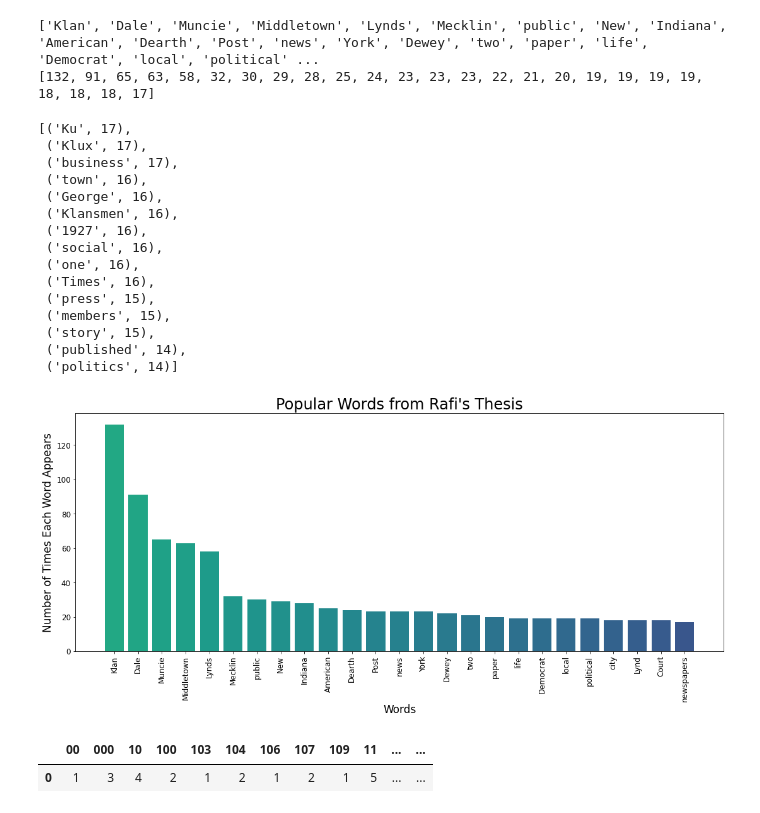
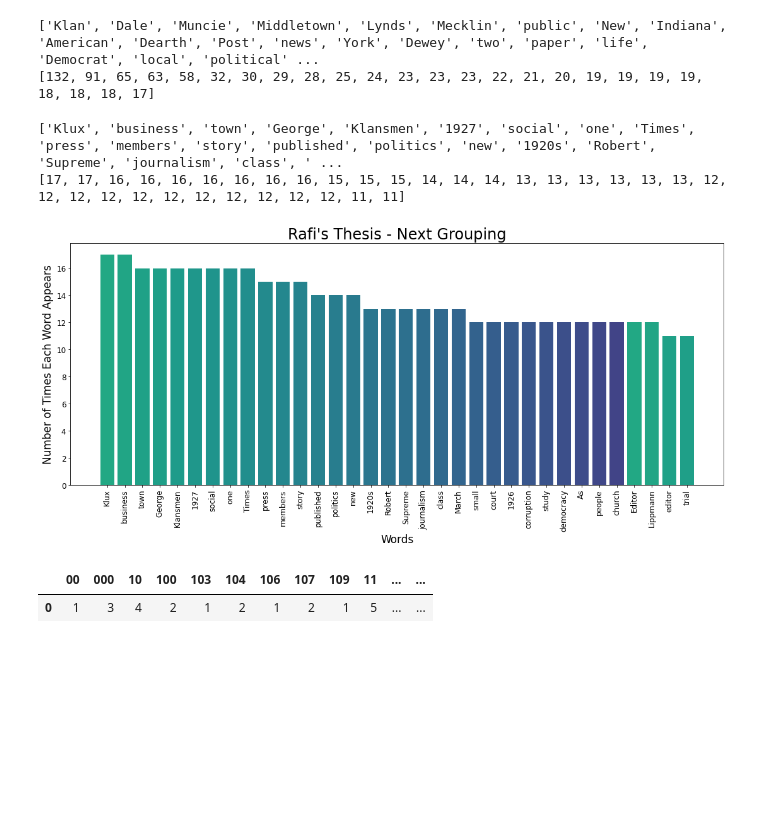
Before and after one commit to MarcBernstein0/raizel-practice-questions, a Jupyter notebook: notebook/Rafi_NLP.ipynb, the cells around one changed output. Saved outputs shown, nothing was run; the diff lists cells and outputs as text; code cells hidden in the pictures; blank space fills up the shorter version.

Commit message:
bar plot from sliced portion

```diff
--- a/notebook/Rafi_NLP.ipynb
+++ b/notebook/Rafi_NLP.ipynb
@@ -127,41 +127,33 @@ print(rafi_counts)
 [132, 91, 65, 63, 58, 32, 30, 29, 28, 25, 24, 23, 23, 23, 22, 21, 20, 19, 19, 19, 19, 18, 18, 18, 17]
 # %%
 #figured out how to slice from most common!
-x = fdist.most_common(45)
-x[25:40]
+most_common_slice = fdist.most_common(100)
+# x[26:60]
-# %% [output]
-[('Ku', 17),
- ('Klux', 17),
- ('business', 17),
- ('town', 16),
- ('George', 16),
- ('Klansmen', 16),
- ('1927', 16),
- ('social', 16),
- ('one', 16),
- ('Times', 16),
- ('press', 15),
- ('members', 15),
- ('story', 15),
- ('published', 14),
- ('politics', 14)]
+# %%
+rafi_words = [x[0] for x in fdist.most_common(100)[26:60]]
+print(rafi_words)
+rafi_counts = [x[1] for x in fdist.most_common(100)[26:60]]
+print(rafi_counts)
+# %% [output]
+['Klux', 'business', 'town', 'George', 'Klansmen', '1927', 'social', 'one', 'Times', 'press', 'members', 'story', 'published', 'politics', 'new', '1920s', 'Robert', 'Supreme', 'journalism', 'class', ' ...
+[17, 17, 16, 16, 16, 16, 16, 16, 16, 15, 15, 15, 14, 14, 14, 13, 13, 13, 13, 13, 13, 12, 12, 12, 12, 12, 12, 12, 12, 12, 12, 12, 11, 11]
 # %%
 fig, ax = plt.subplots(1,1, figsize=(15,7))
 
 # matplotlib bar plot
 ax.bar(rafi_words, rafi_counts, color=cm.viridis_r(np.linspace(.4,.8, 30)))
 plt.xticks(rotation=90)
 plt.xlabel('Words', fontsize = 17)
 plt.ylabel('Number of Times Each Word Appears', fontsize = 17)
 plt.xticks(fontsize = 12)
 plt.yticks(fontsize = 12)
-plt.title("Popular Words from Rafi's Thesis", fontsize = 24)
+plt.title("Rafi's Thesis - Next Grouping", fontsize = 24)
 
 plt.tight_layout(pad=0) #necessary - if not included extra text shows up
 
 # plt.savefig('graphs/rafi.png')
 # %% [output]
-[figure, old version]
+[figure, new version]
 # %%
 # implementing it in python
 import pandas as pd
```
